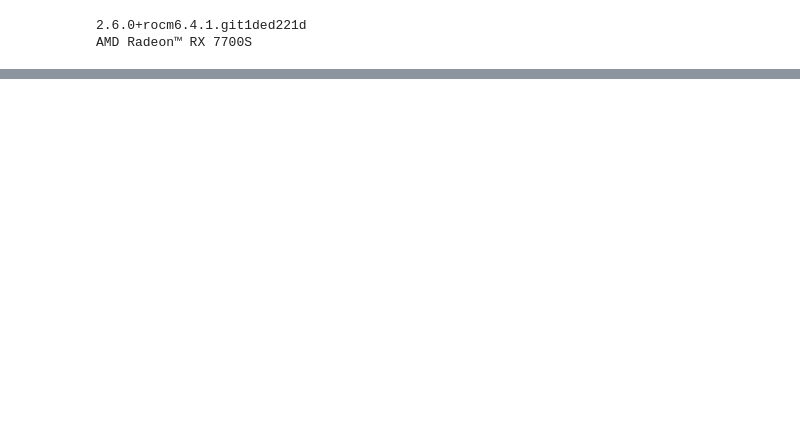
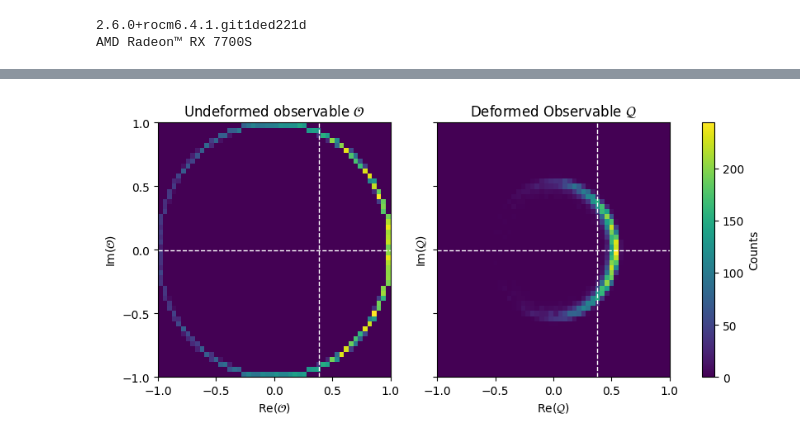
Before and after one commit to amshak01/XY-Contour-Deformations, a Jupyter notebook: deformations2.ipynb, the cells around one changed output, grey strips where cells are left out. Drawn from its saved outputs; the diff is of its cells as text; code cells hidden in the pictures; blank space fills up the shorter version.

```diff
--- a/deformations2.ipynb
+++ b/deformations2.ipynb
@@ -35,0 +60,53 @@ ValueError: too many values to unpack (expected 2)
+# %%
+single_file_lats = torch.stack([single_file_ds[i][0] for i in range(len(single_file_ds))])
+single_file_temps = torch.stack([single_file_ds[i][1] for i in range(len(single_file_ds))])
+sep = (lat_size // 2 - 1) * torch.ones_like(single_file_temps)
+
+init = (
+    corr_2d(single_file_lats, torch.tensor(lat_size // 2 - 1), torch.tensor(lat_size // 2 - 1)).detach().cpu().numpy()
+)
+xi, yi = init.real, init.imag
+# %%
+conv1layer.eval().to("cpu")
+
+with torch.no_grad():
+    final = conv1layer(single_file_lats, single_file_temps, sep, sep).detach().cpu().numpy()
+    xf, yf = final.real, final.imag
+# %%
+x_means = (xi.mean(), xf.mean())
+y_means = (yi.mean(), yf.mean())
+
+xlim = (-1, 1)
+ylim = (-1, 1)
+# --- Create Plot ---
+fig, axes = plt.subplots(1, 2, figsize=(10, 4), sharex=True, sharey=True)
+
+# Plot histograms and store images
+h1 = axes[0].hist2d(xi, yi, bins=50, range=[xlim, ylim])
+h2 = axes[1].hist2d(xf, yf, bins=50, range=[xlim, ylim])
+
+# Titles and labels
+axes[0].set_title("Undeformed observable $\\mathcal{O}$")
+axes[1].set_title("Deformed Observable $\\mathcal{Q}$")
+
+axes[0].set_xlabel("$\\mathrm{Re}(\\mathcal{O})$")
+axes[0].set_ylabel("$\\mathrm{Im}(\\mathcal{O})$")
+
+axes[1].set_xlabel("$\\mathrm{Re}(\\mathcal{Q})$")
+axes[1].set_ylabel("$\\mathrm{Im}(\\mathcal{Q})$")
+
+for i in range(len(axes)):
+    axes[i].set_xticks(np.linspace(-1, 1, 5))
+    axes[i].set_yticks(np.linspace(-1, 1, 5))
+    axes[i].vlines(x_means[i], ymin=-1, ymax=1, color="white", ls="--", lw=1)
+    axes[i].hlines(y_means[i], xmin=-1, xmax=1, color="white", ls="--", lw=1)
+
+
+# --- Shared Colorbar ---
+# Use the mappable from one of the histograms (e.g. h1[3])
+cbar = fig.colorbar(h1[3], ax=axes.ravel().tolist(), orientation="vertical")
+cbar.set_label("Counts")
+
+plt.show()
+# %% [output]
+[figure, added]
```
Also changed, not shown: parts of 17 cells of this notebook, 2 other files.
